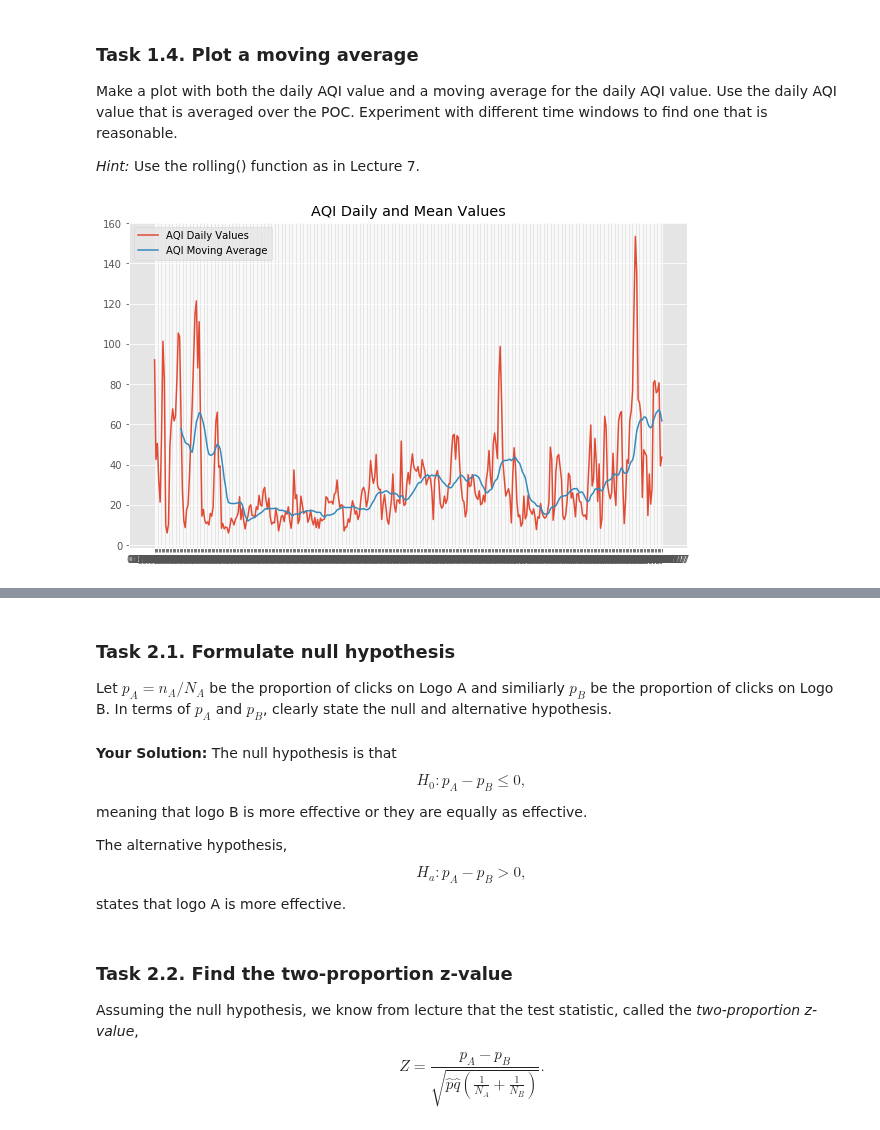
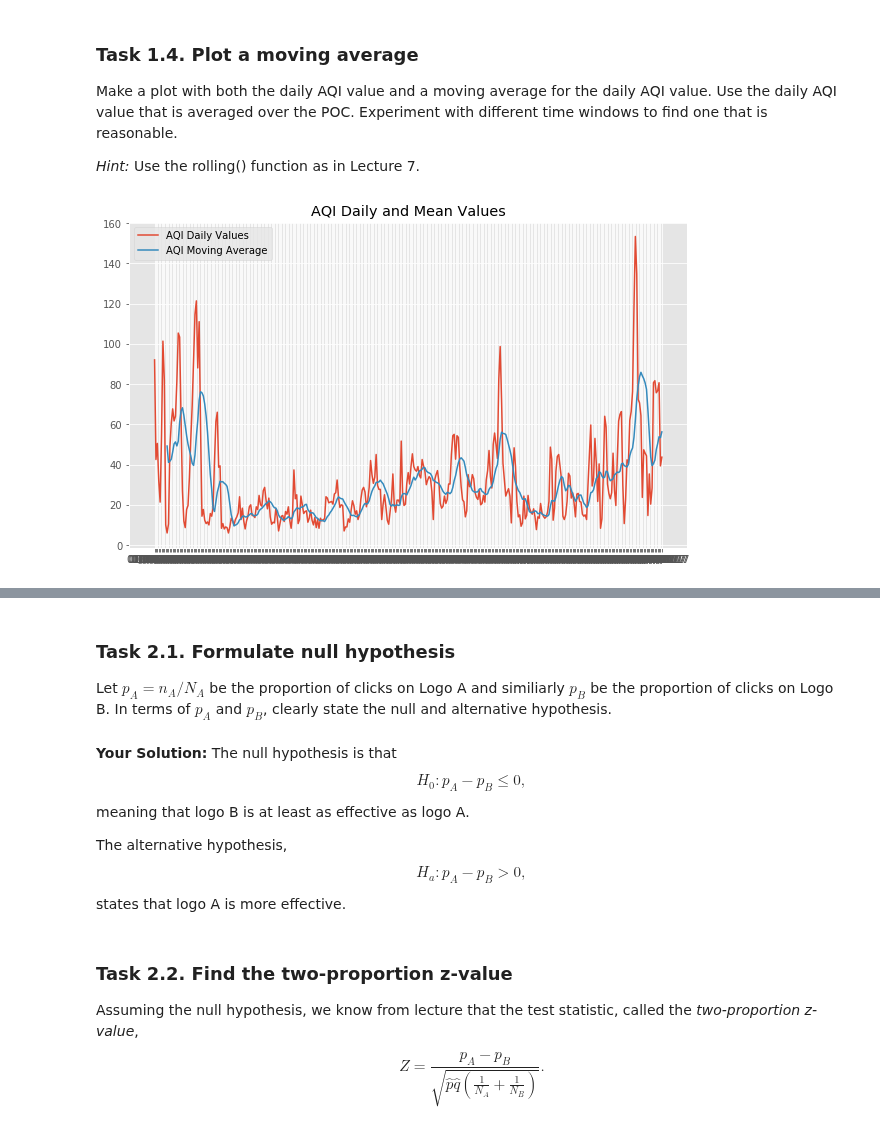
Before and after one commit to brookeslawski/datascience-homeworks-local, a Jupyter notebook: HW4/2018-HW4.ipynb, the cells around one changed output, grey strips where cells are left out. Saved outputs shown, nothing was run; the diff lists cells and outputs as text; code cells hidden in the pictures.

```diff
--- a/HW4/2018-HW4.ipynb
+++ b/HW4/2018-HW4.ipynb
@@ -71,31 +71,3 @@ Plot the daily mean PM2.5 concentration and daily AQI value. Since there are mul
 + Make two plots, one for daily mean PM2.5 concentration and the other for daily AQI value. In the first plot, plot the daily mean PM2.5 concentration for each POC value (POC=1,4,5) seperately. In the second plot, plot the daily AQI value for each POC value (POC=1,4,5) seperately.
 
 *Hint*: use the pandas groupby function
-# %%
-# your code goes here
-aqd_trunc = aqd[["Date","POC","Daily Mean PM2.5 Concentration","UNITS","DAILY_AQI_VALUE"]]
-aqd_date = aqd_trunc.groupby("Date")
-fig1 = plt.figure()
-aqd_date.mean()[["Daily Mean PM2.5 Concentration", "DAILY_AQI_VALUE"]].plot()
-
-POC1 = aqd[aqd["POC"]==1].groupby("Date").mean().sort_index()
-POC4 = aqd[aqd["POC"]==4].groupby("Date").mean().sort_index()
-POC5 = aqd[aqd["POC"]==5].groupby("Date").mean().sort_index()
-
-fig2 = plt.figure()
-plt.plot(POC1[["Daily Mean PM2.5 Concentration"]], label="POC 1")
-plt.plot(POC4[["Daily Mean PM2.5 Concentration"]], label="POC 4")
-plt.plot(POC5[["Daily Mean PM2.5 Concentration"]], label="POC 5")
-plt.legend()
-plt.title("Daily Mean PM2.5 Concentration by POC")
-plt.show()
-
-fig3 = plt.figure()
-plt.plot(POC1[["DAILY_AQI_VALUE"]], label="POC 1")
-plt.plot(POC4[["DAILY_AQI_VALUE"]], label="POC 4")
-plt.plot(POC5[["DAILY_AQI_VALUE"]], label="POC 5")
-plt.legend()
-plt.title("Daily AQI Value by POC")
-plt.show()
-
-#should we fix x axis so it's legible?  how?
@@ -113,17 +98,18 @@ Make a plot with both the daily AQI value and a moving average for the daily AQI
 # %%
 # your code goes here
 import numpy as np
 fig4 = plt.figure()
 aqi = aqd_date.mean()[["DAILY_AQI_VALUE"]]
-mvg_avg = np.round(aqi["DAILY_AQI_VALUE"].rolling(window = 20, center = False).mean(), 2)
-# experimented with window = 10, 20, and 30 --> 20 looks appropriate
+mvg_avg = np.round(aqi["DAILY_AQI_VALUE"].rolling(window = 10, center = False).mean(), 2)
+# experimented with window = 5, 10, 20, and 30 --> 10 looks appropriate because it captures the up and downward trends,
+# but doesn't oscillate all the way out to the absolute maxima and minima
 plt.plot(aqi, label="AQI Daily Values")
 plt.plot(mvg_avg, label="AQI Moving Average")
 plt.legend()
 plt.title("AQI Daily and Mean Values")
 plt.show()
 # %% [output]
-[figure, old version]
+[figure, new version]
 # %% [markdown]
 ## Part 2: A/B testing
 
@@ -148,7 +134,7 @@ Let $p_A = n_A/N_A$ be the proportion of clicks on Logo A and similiarly $p_B$ b
 $$
 H_0\colon p_A - p_B \leq 0,
 $$
-meaning that logo B is more effective or they are equally as effective.
+meaning that logo B is at least as effective as logo A.
 
 The alternative hypothesis,
 $$
```
Also changed, not shown: parts of 5 cells of this notebook, 1 other file.
